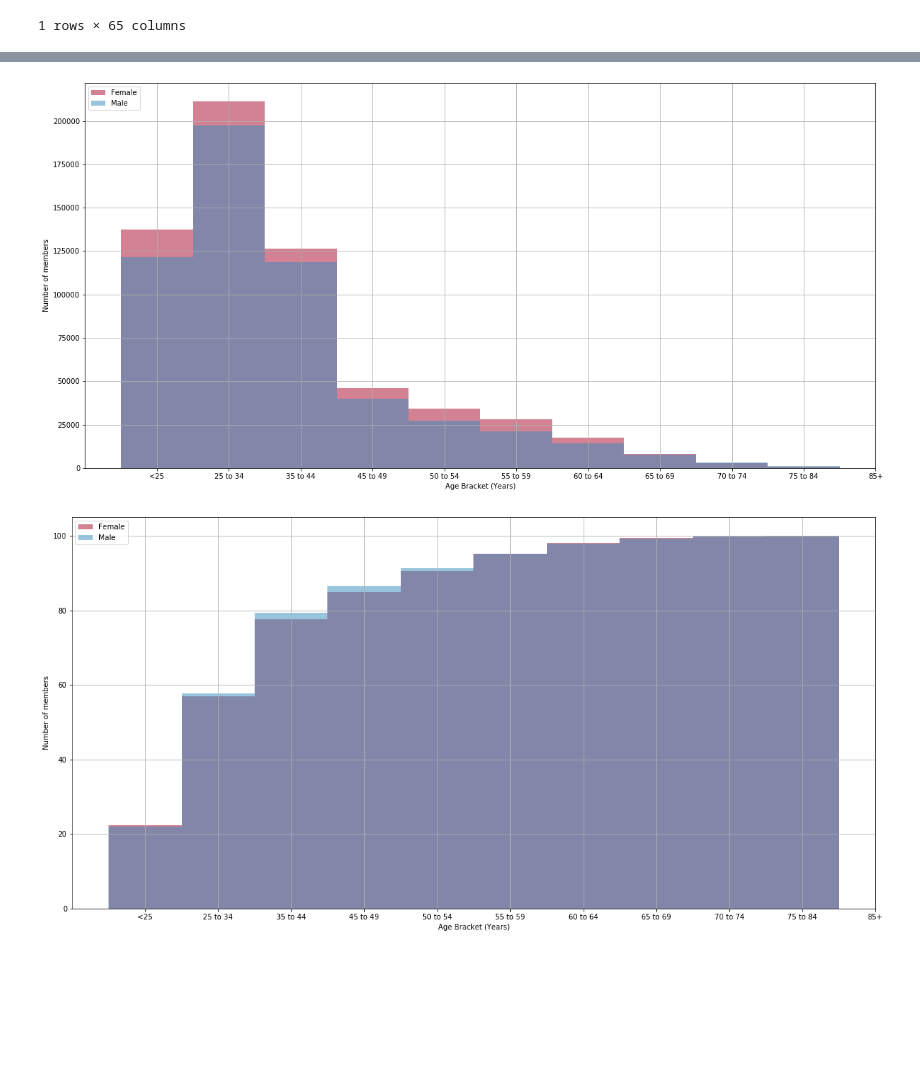
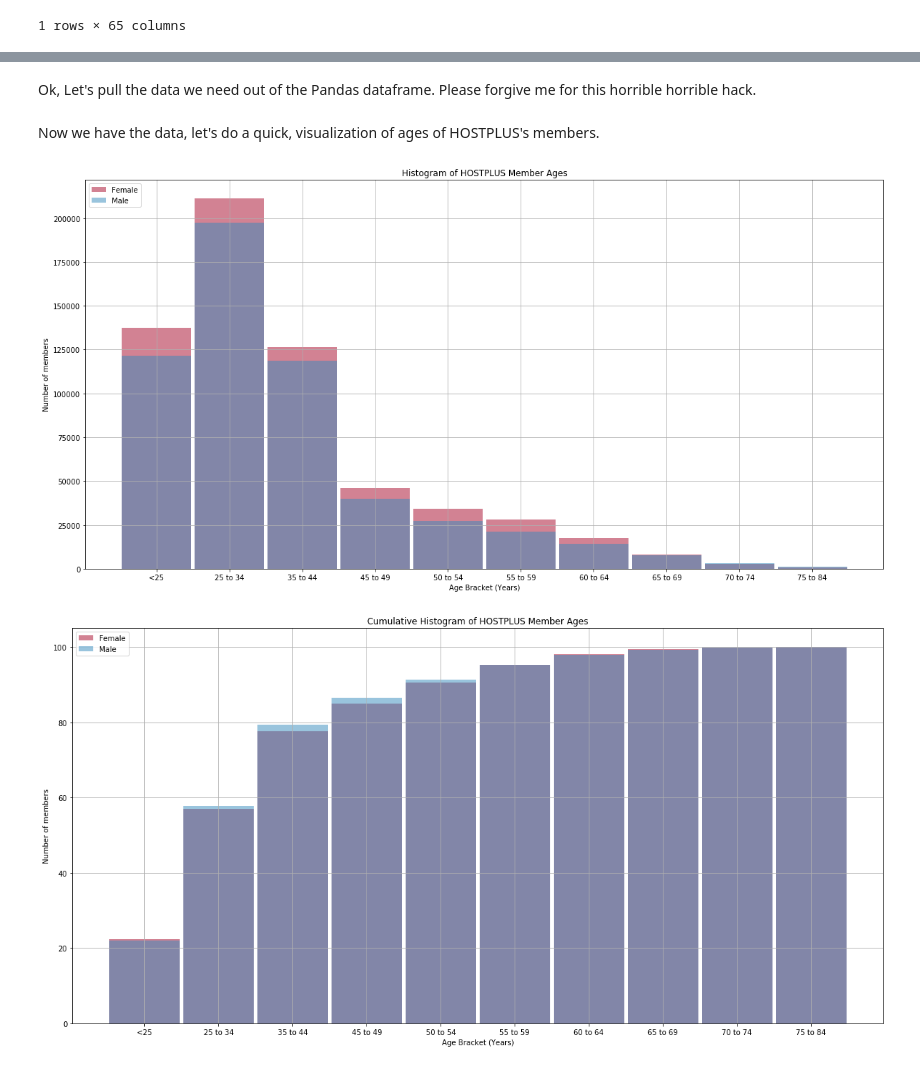
Before and after one commit to CGCooke/Blog, a Jupyter notebook: _notebooks/22-3-2020-Super-Fun-With-Bayesian-Magic.ipynb, the cells around one changed output, grey strips where cells are left out. Cells and saved outputs as stored; diff of their text form; code cells hidden in the pictures; blank space fills up the shorter version.

Commit message:
Updating chart

```diff
--- a/_notebooks/22-3-2020-Super-Fun-With-Bayesian-Magic.ipynb
+++ b/_notebooks/22-3-2020-Super-Fun-With-Bayesian-Magic.ipynb
@@ -92,14 +92,24 @@ Index(['Fund name', 'RSE Regulatory classification', 'Fund type',
        '60 to 64.3', '65 to 69.3', '70 to 74.3', '75 to 84.3', '85+.3',
        'Age not available.3'],
       dtype='object')
+# %% [markdown]
+Ok, Let's pull the data we need out of the Pandas dataframe. Please forgive me for this horrible horrible hack.
 # %%
-#Number of member accounts by member age bracket (female)
-
 age_brackets = ['<25','25 to 34', '35 to 44', '45 to 49', '50 to 54', '55 to 59', '60 to 64',
        '65 to 69', '70 to 74', '75 to 84', '85+']
 
-members_f = hostplus_row[['<25','25 to 34', '35 to 44', '45 to 49', '50 to 54', '55 to 59', '60 to 64',
+members_f_numbers = hostplus_row[['<25','25 to 34', '35 to 44', '45 to 49', '50 to 54', '55 to 59', '60 to 64',
        '65 to 69', '70 to 74', '75 to 84', '85+']].values.ravel()
 
-members_m = hostplus_row[['<25.2', '25 to 34.2', '35 to 44.2','45 to 49.2', '50 to 54.2', '55 to 59.2',
-                          '60 to 64.2', '65 to 69.2','70 to 74.2', '75 to 84.2', '85+.2']].values.ravel()
+members_m_numbers = hostplus_row[['<25.2', '25 to 34.2', '35 to 44.2','45 to 49.2', '50 to 54.2', '55 to 59.2',
+        '60 to 64.2', '65 to 69.2','70 to 74.2', '75 to 84.2', '85+.2']].values.ravel()
+
+
+#Total account balance is denominated in 1000's of dollars
+members_f_total_account_balance = 1000*hostplus_row[['<25.1', '25 to 34.1', '35 to 44.1', '45 to 49.1', '50 to 54.1',
+        '55 to 59.1','60 to 64.1', '65 to 69.1', '70 to 74.1', '75 to 84.1', '85+.1']].values.ravel()
+
+members_m_total_account_balance = 1000*hostplus_row[['<25.3', '25 to 34.3', '35 to 44.3', '45 to 49.3', '50 to 54.3',
+        '55 to 59.3', '60 to 64.3', '65 to 69.3', '70 to 74.3', '75 to 84.3', '85+.3',]].values.ravel()
+# %% [markdown]
+Now we have the data, let's do a quick, visualization of ages of HOSTPLUS's members.
@@ -106,35 +120,24 @@ members_m = hostplus_row[['<25.2', '25 to 34.2', '35 to 44.2','45 to 49.2', '50
 # %%
-import numpy as np
-import matplotlib.pyplot as plt
-
-
-
-
-plt.rcParams['figure.figsize'] = [20, 10]
-
-
-plt.bar(age_brackets,members_f,label='Female',alpha=0.5,width=1,color='#A60628')
-plt.bar(age_brackets,members_m,label='Male',alpha=0.5,width=1,color='#348ABD')
-
+plt.bar(age_brackets,members_f_numbers,label='Female',alpha=0.5,width=0.95,color='#A60628')
+plt.bar(age_brackets,members_m_numbers,label='Male',alpha=0.5,width=0.95,color='#348ABD')
 
 plt.grid()
 plt.legend()
-plt.title('Histogram of HOS')
+plt.title('Histogram of HOSTPLUS Member Ages')
 plt.ylabel('Number of members')
 plt.xlabel('Age Bracket (Years)')
 plt.show()
 # %% [output]
-[figure, old version]
+[figure, new version]
 # %%
-
-plt.bar(age_brackets,100*np.cumsum(members_f)/np.nansum(members_f),label='Female',alpha=0.5,width=1,color='#A60628')
-plt.bar(age_brackets,100*np.cumsum(members_m)/np.nansum(members_m),label='Male',alpha=0.5,width=1,color='#348ABD')
-
+plt.bar(age_brackets,100*np.cumsum(members_f_numbers)/np.nansum(members_f_numbers),label='Female',alpha=0.5,width=0.95,color='#A60628')
+plt.bar(age_brackets,100*np.cumsum(members_m_numbers)/np.nansum(members_m_numbers),label='Male',alpha=0.5,width=0.95,color='#348ABD')
 
 plt.grid()
 plt.legend()
+plt.title('Cumulative Histogram of HOSTPLUS Member Ages')
 plt.ylabel('Number of members')
 plt.xlabel('Age Bracket (Years)')
 plt.show()
 # %% [output]
-[figure, old version]
+[figure, new version]
```
Also changed, not shown: parts of 3 cells of this notebook.
